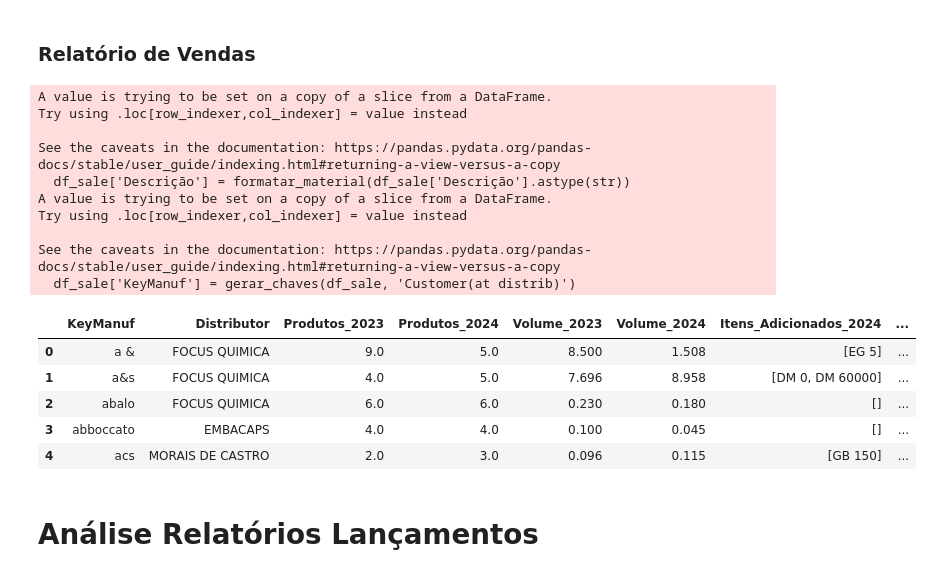
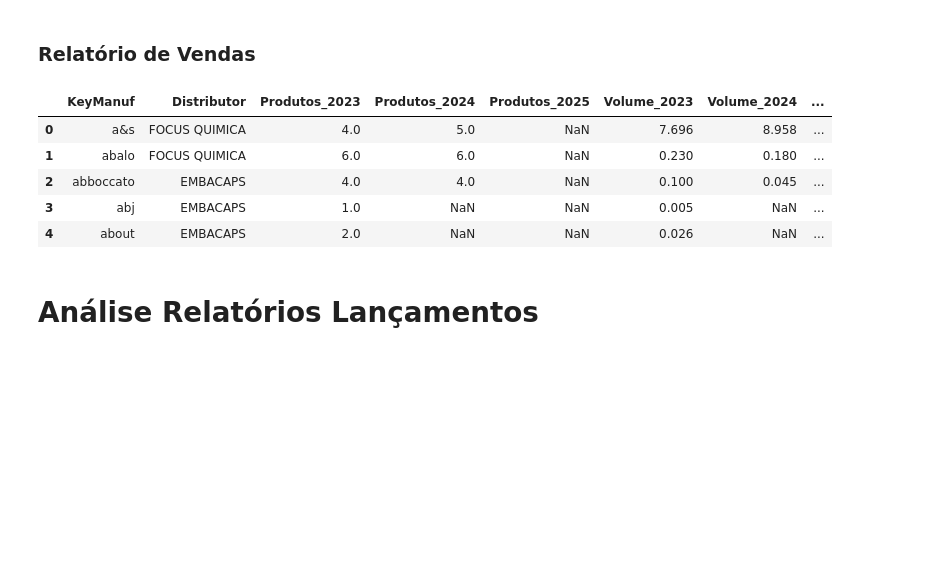
Before and after one commit to GimenesPaula/GimenesPaula, a Jupyter notebook: Projeto 1.ipynb, the cells around one changed output. Cells and saved outputs as stored; diff of their text form; code cells hidden in the pictures; blank space fills up the shorter version.

```diff
--- a/Projeto 1.ipynb
+++ b/Projeto 1.ipynb
@@ -147,17 +147,17 @@ def resumo_por_ano(df, ano):
     return (
         df_ano.groupby(['KeyManuf', 'Distributor'])
         .agg(
-            **{f'Produtos_{ano}': ('Descrição', lambda x: len(set(i for i in x if i))),
+            **{f'Produtos_{ano}': ('Material', lambda x: len(set(i for i in x if i))),
                f'Volume_{ano}': (ano, 'sum'),
-               f'Lista_{ano}': ('Descrição', lambda x: sorted(set(i for i in x if i)))}
+               f'Lista_{ano}': ('Material', lambda x: sorted(set(i for i in x if i)))}
         )
     )
 # %%
 # Filtra apenas linhas que contenham 'BELSIL' na descrição (case-insensitive)
-df_sale = df_sale[df_sale['Descrição'].str.contains('BELSIL', case=False, na=False)]
+df_sale = df_sale[df_sale['Material'].str.contains('BELSIL', case=False, na=False)]
 
-# Limpa e padroniza a coluna 'Descrição'
-df_sale['Descrição'] = formatar_material(df_sale['Descrição'].astype(str))
+# Limpa e padroniza a coluna 'Material'
+df_sale['Material'] = formatar_material(df_sale['Material'].astype(str))
 
 # Padroniza fabricantes e distribuidores
 df_sale['KeyManuf'] = gerar_chaves(df_sale, 'Customer(at distrib)')
@@ -165,61 +165,54 @@ df_sale['KeyManuf'] = gerar_chaves(df_sale, 'Customer(at distrib)')
 # Gera os resumos por ano
 resumo_2023 = resumo_por_ano(df_sale, '2023')
 resumo_2024 = resumo_por_ano(df_sale, '2024')
+resumo_2025 = resumo_por_ano(df_sale, '2025')
 
 # Junta os resultados de 2023 e 2024
-df_final = pd.concat([resumo_2023, resumo_2024], axis=1).reset_index()
+df_final = pd.concat([resumo_2023, resumo_2024, resumo_2025], axis=1).reset_index()
 
 # Funções para itens adicionados e perdidos
 def itens_adicionados(row):
     l2023 = set(row['Lista_2023']) if isinstance(row['Lista_2023'], list) else set()
     l2024 = set(row['Lista_2024']) if isinstance(row['Lista_2024'], list) else set()
-    return sorted(l2024 - l2023)
+    l2025 = set(row['Lista_2025']) if isinstance(row['Lista_2025'], list) else set()
+    return sorted((l2024 | l2025) - l2023)
 
 def itens_perdidos(row):
     l2023 = set(row['Lista_2023']) if isinstance(row['Lista_2023'], list) else set()
     l2024 = set(row['Lista_2024']) if isinstance(row['Lista_2024'], list) else set()
     return sorted(l2023 - l2024)
 
 # Função para unir todos os códigos vendidos (2023 e 2024)
 def Itens_Vendidos(row):
     l1 = set(row['Lista_2023']) if isinstance(row['Lista_2023'], list) else set()
     l2 = set(row['Lista_2024']) if isinstance(row['Lista_2024'], list) else set()
-    return sorted(l1 | l2)
+    l3 = set(row['Lista_2025']) if isinstance(row['Lista_2025'], list) else set()
+    return sorted(l1 | l2 | l3)
 
 # Cria as colunas de interesse
-df_final['Itens_Adicionados_2024'] = df_final.apply(itens_adicionados, axis=1)
+df_final['Itens_Adicionados_2024_2025'] = df_final.apply(itens_adicionados, axis=1)
 df_final['Itens_Perdidos_2024'] = df_final.apply(itens_perdidos, axis=1)
 df_final['Itens_Vendidos'] = df_final.apply(Itens_Vendidos, axis=1)
 
 # Seleciona as colunas finais
 df_final = df_final[
     ['KeyManuf', 'Distributor',
-     'Produtos_2023', 'Produtos_2024',
-     'Volume_2023', 'Volume_2024',
-     'Itens_Adicionados_2024', 'Itens_Perdidos_2024',
+     'Produtos_2023', 'Produtos_2024', 'Produtos_2025',
+     'Volume_2023', 'Volume_2024', 'Volume_2025',
+     'Itens_Adicionados_2024_2025', 'Itens_Perdidos_2024',
      'Itens_Vendidos']
 ]
 
 # Salva o resultado em Excel
 df_final.to_excel('Vendas_BELSIL_por_ano.xlsx', index=False)
 df_final.head()
 # %% [output]
-A value is trying to be set on a copy of a slice from a DataFrame.
-Try using .loc[row_indexer,col_indexer] = value instead
-
-See the caveats in the documentation: https://pandas.pydata.org/pandas-docs/stable/user_guide/indexing.html#returning-a-view-versus-a-copy
-  df_sale['Descrição'] = formatar_material(df_sale['Descrição'].astype(str))
-A value is trying to be set on a copy of a slice from a DataFrame.
-Try using .loc[row_indexer,col_indexer] = value instead
-
-See the caveats in the documentation: https://pandas.pydata.org/pandas-docs/stable/user_guide/indexing.html#returning-a-view-versus-a-copy
-  df_sale['KeyManuf'] = gerar_chaves(df_sale, 'Customer(at distrib)')
-|  | KeyManuf | Distributor | Produtos_2023 | Produtos_2024 | Volume_2023 | Volume_2024 | Itens_Adicionados_2024 | ... |
-| 0 | a & | FOCUS QUIMICA | 9.0 | 5.0 | 8.500 | 1.508 | [EG 5] | ... |
-| 1 | a&s | FOCUS QUIMICA | 4.0 | 5.0 | 7.696 | 8.958 | [DM 0, DM 60000] | ... |
-| 2 | abalo | FOCUS QUIMICA | 6.0 | 6.0 | 0.230 | 0.180 | [] | ... |
-| 3 | abboccato | EMBACAPS | 4.0 | 4.0 | 0.100 | 0.045 | [] | ... |
-| 4 | acs | MORAIS DE CASTRO | 2.0 | 3.0 | 0.096 | 0.115 | [GB 150] | ... |
+|  | KeyManuf | Distributor | Produtos_2023 | Produtos_2024 | Produtos_2025 | Volume_2023 | Volume_2024 | ... |
+| 0 | a&s | FOCUS QUIMICA | 4.0 | 5.0 | NaN | 7.696 | 8.958 | ... |
+| 1 | abalo | FOCUS QUIMICA | 6.0 | 6.0 | NaN | 0.230 | 0.180 | ... |
+| 2 | abboccato | EMBACAPS | 4.0 | 4.0 | NaN | 0.100 | 0.045 | ... |
+| 3 | abj | EMBACAPS | 1.0 | NaN | NaN | 0.005 | NaN | ... |
+| 4 | about | EMBACAPS | 2.0 | NaN | NaN | 0.026 | NaN | ... |
 # %% [markdown]
 # Análise Relatórios Lançamentos
 # %% [markdown]
```
Also changed, not shown: parts of 17 cells of this notebook.
